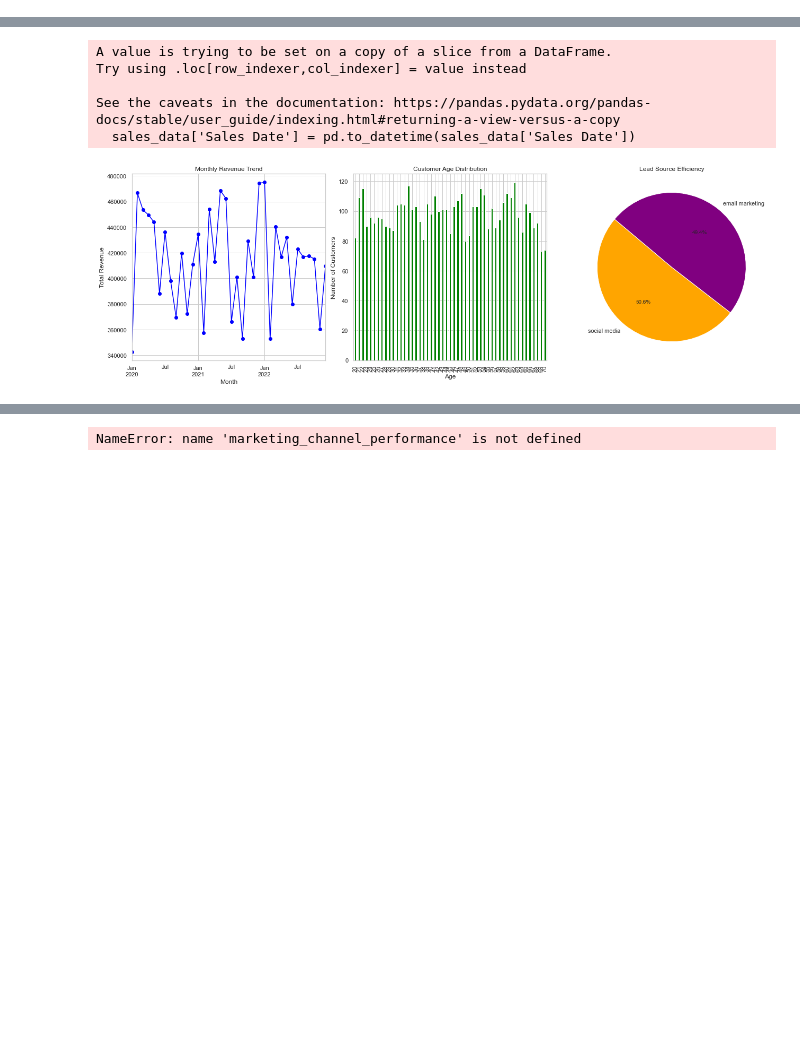
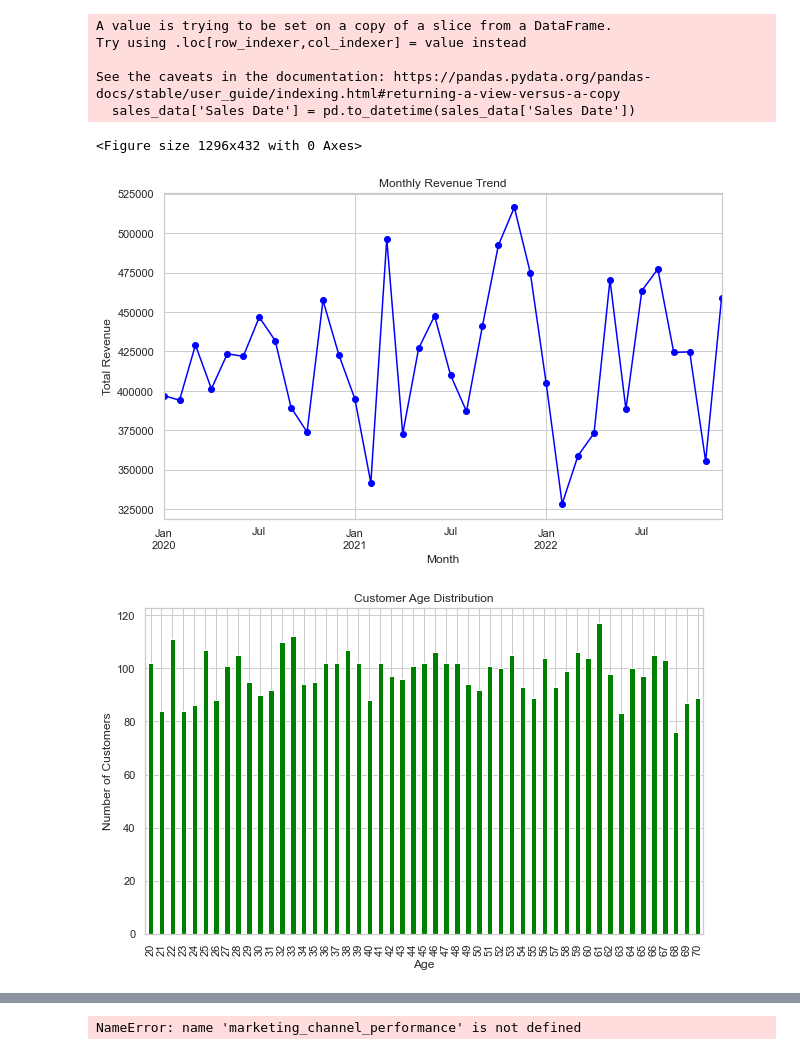
Before and after one commit to ayobame/Porfolio, a Jupyter notebook: Sales Intelligence/Sales Analysis.ipynb, the cells around one changed output, grey strips where cells are left out. Drawn from its saved outputs; the diff is of its cells as text; code cells hidden in the pictures; blank space fills up the shorter version.

```diff
--- a/Sales Intelligence/Sales Analysis.ipynb
+++ b/Sales Intelligence/Sales Analysis.ipynb
@@ -122,3 +122,58 @@ operational_data = simulated_df[operational_data_columns]
 # sales_team_data.to_csv('sales_team_data.csv', index=False)
 # operational_data.to_csv('operational_data.csv', index=False)
 # 'sales_data.csv', 'customer_data.csv', 'marketing_data.csv', 'sales_team_data.csv', 'operational_data.csv'
+# %%
+# Setting up visualization style
+sns.set(style="whitegrid")
+
+# 1. Sales Data Analysis
+# Trends over Time (Monthly Revenue)
+sales_data['Sales Date'] = pd.to_datetime(sales_data['Sales Date'])
+monthly_revenue = sales_data.resample('M', on='Sales Date')['Revenue'].sum()
+
+# 2. Customer Data Analysis
+# Age Distribution of Customers
+age_distribution = customer_data['Customer Age'].value_counts().sort_index()
+
+# 3. Marketing and Lead Data Analysis
+# Efficiency of Lead Sources
+lead_source_efficiency = marketing_data['Lead Source'].value_counts()
+
+# Plotting the analyses
+plt.figure(figsize=(18, 6))
+
+# Creating separate plots for each analysis
+
+# 1. Monthly Revenue Trend Plot
+plt.figure(figsize=(10, 6))
+monthly_revenue.plot(kind='line', color='blue', marker='o')
+plt.title('Monthly Revenue Trend')
+plt.xlabel('Month')
+plt.ylabel('Total Revenue')
+plt.grid(True)
+plt.show()
+
+# 2. Customer Age Distribution Plot
+plt.figure(figsize=(10, 6))
+age_distribution.plot(kind='bar', color='green')
+plt.title('Customer Age Distribution')
+plt.xlabel('Age')
+plt.ylabel('Number of Customers')
+plt.grid(True)
+plt.show()
+
+# 3. Lead Source Efficiency Plot
+plt.figure(figsize=(8, 8))
+lead_source_efficiency.plot(kind='pie', autopct='%1.1f%%', startangle=140, colors=['orange', 'purple'])
+plt.title('Lead Source Efficiency')
+plt.ylabel('')  # to remove the label 'Lead Source'
+plt.show()
+# %% [output]
+A value is trying to be set on a copy of a slice from a DataFrame.
+Try using .loc[row_indexer,col_indexer] = value instead
+
+See the caveats in the documentation: https://pandas.pydata.org/pandas-docs/stable/user_guide/indexing.html#returning-a-view-versus-a-copy
+  sales_data['Sales Date'] = pd.to_datetime(sales_data['Sales Date'])
+<Figure size 1296x432 with 0 Axes>
+[figure, added]
+[figure, added]
@@ -164,10 +220,3 @@ plt.ylabel('')  # to remove the label 'Lead Source'
 
 plt.tight_layout()
 plt.show()
-# %% [output]
-A value is trying to be set on a copy of a slice from a DataFrame.
-Try using .loc[row_indexer,col_indexer] = value instead
-
-See the caveats in the documentation: https://pandas.pydata.org/pandas-docs/stable/user_guide/indexing.html#returning-a-view-versus-a-copy
-  sales_data['Sales Date'] = pd.to_datetime(sales_data['Sales Date'])
-[figure, removed]
```
Also changed, not shown: parts of 4 cells of this notebook, 3 other files.
